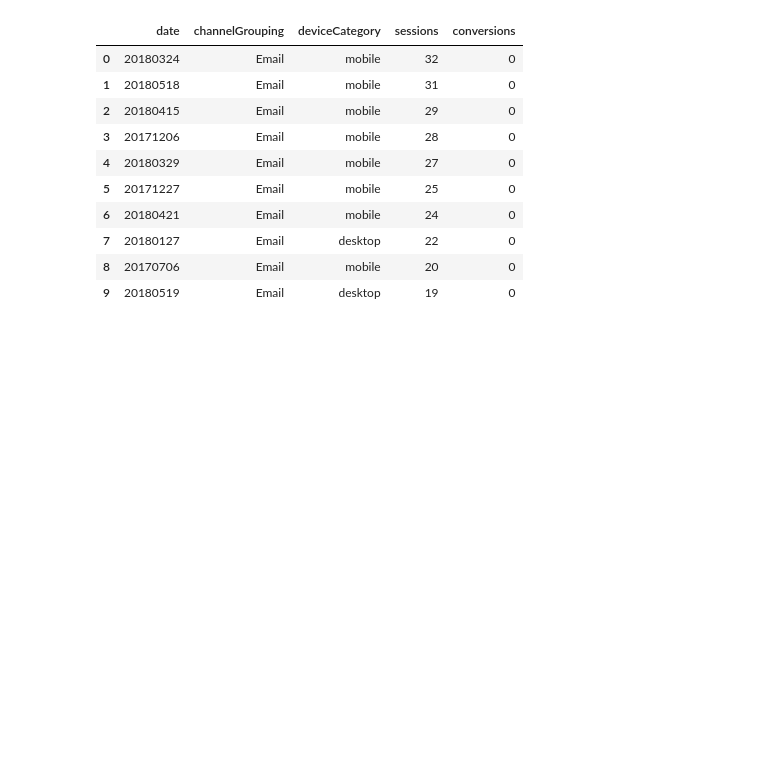
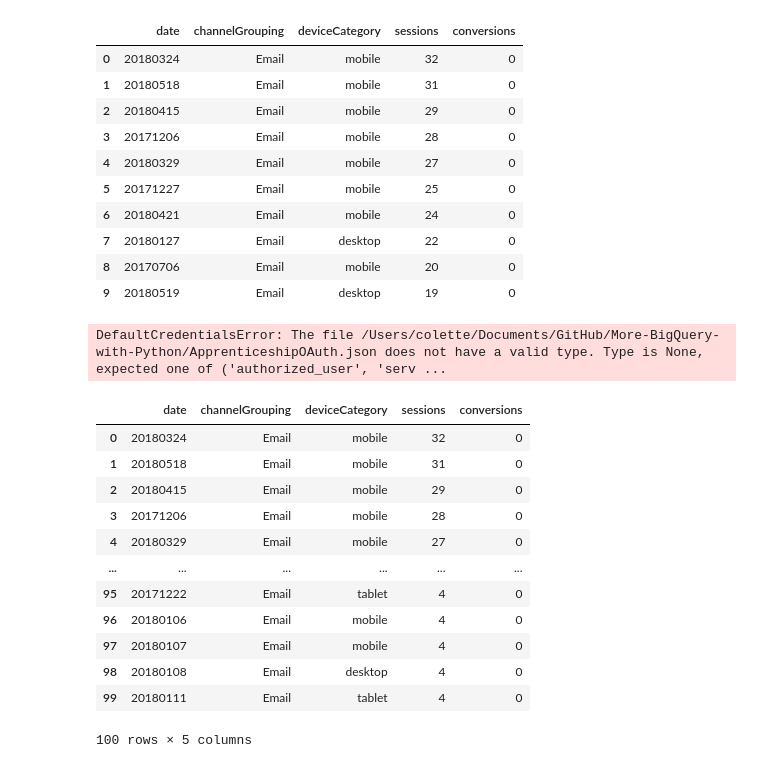
Before and after one commit to Coletterbox/More-BigQuery-with-Python, a Jupyter notebook: queriesWithGraphs.ipynb, the cells around one changed output. Drawn from its saved outputs; the diff is of its cells as text; code cells hidden in the pictures; blank space fills up the shorter version.

```diff
--- a/queriesWithGraphs.ipynb
+++ b/queriesWithGraphs.ipynb
@@ -90,3 +87,30 @@ df
 | 7 | 20180127 | Email | desktop | 22 | 0 |
 | 8 | 20170706 | Email | mobile | 20 | 0 |
 | 9 | 20180519 | Email | desktop | 19 | 0 |
+# %%
+%%bigquery
+SELECT * FROM `apprenticeship-299321.sample_data.datatable`
+LIMIT 10
+# %% [output]
+DefaultCredentialsError: The file /Users/colette/Documents/GitHub/More-BigQuery-with-Python/ApprenticeshipOAuth.json does not have a valid type. Type is None, expected one of ('authorized_user', 'serv ...
+# %%
+testQuery1 = """
+    SELECT * FROM `apprenticeship-299321.sample_data.datatable`
+    LIMIT 100
+"""
+df = pd.read_gbq(testQuery1, project_id=project_id, dialect='standard', credentials=credentials)
+df
+# %% [output]
+|  | date | channelGrouping | deviceCategory | sessions | conversions |
+| 0 | 20180324 | Email | mobile | 32 | 0 |
+| 1 | 20180518 | Email | mobile | 31 | 0 |
+| 2 | 20180415 | Email | mobile | 29 | 0 |
+| 3 | 20171206 | Email | mobile | 28 | 0 |
+| 4 | 20180329 | Email | mobile | 27 | 0 |
+| ... | ... | ... | ... | ... | ... |
+| 95 | 20171222 | Email | tablet | 4 | 0 |
+| 96 | 20180106 | Email | mobile | 4 | 0 |
+| 97 | 20180107 | Email | mobile | 4 | 0 |
+| 98 | 20180108 | Email | desktop | 4 | 0 |
+| 99 | 20180111 | Email | tablet | 4 | 0 |
+100 rows × 5 columns
```
Also changed, not shown: parts of 16 cells of this notebook.
